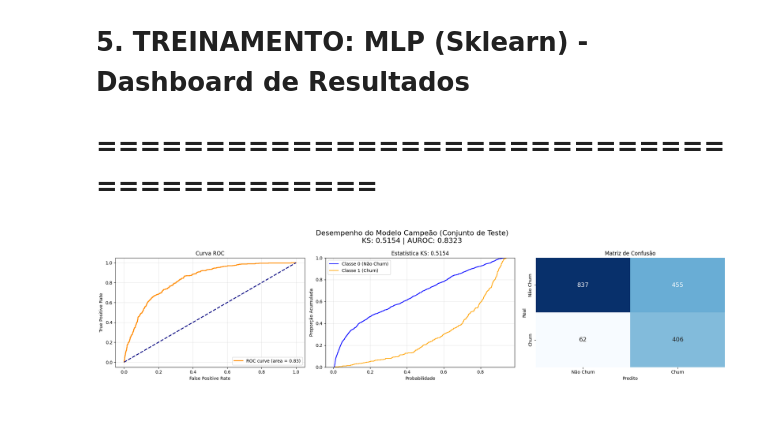
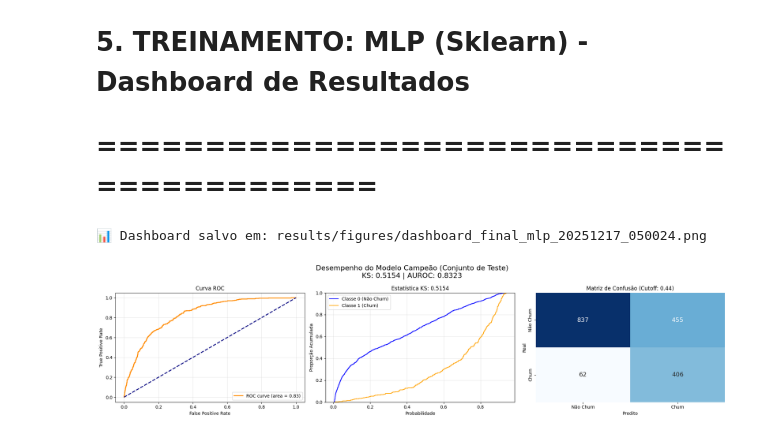
Before and after one commit to vggd18/telecom-churn-project, a Jupyter notebook: experiments/mlp.ipynb, the cells around one changed output. Saved outputs shown, nothing was run; the diff lists cells and outputs as text; code cells hidden in the pictures.

```diff
--- a/experiments/mlp.ipynb
+++ b/experiments/mlp.ipynb
@@ -548,11 +551,16 @@ Conforme recomendado nas diretrizes do projeto, optamos pela **Navalha de Occam*
 # 5. TREINAMENTO: MLP (Sklearn) - **Dashboard de Resultados**
 # ==========================================
 # %%
+import matplotlib.pyplot as plt
+import seaborn as sns
+import pandas as pd
+from sklearn.metrics import roc_curve, auc, confusion_matrix
+
+# Cria a figura
 fig, axes = plt.subplots(1, 3, figsize=(20, 5))
 plt.suptitle(f'Desempenho do Modelo Campeão (Conjunto de Teste)\nKS: {metrics_test["ks"]:.4f} | AUROC: {metrics_test["auroc"]:.4f}', fontsize=16)
 
 # 1. Curva ROC
-from sklearn.metrics import roc_curve, auc
 fpr, tpr, _ = roc_curve(y_test, y_pred_test)
 roc_auc = auc(fpr, tpr)
 
@@ -562,36 +570,40 @@ axes[0].set_title('Curva ROC')
 axes[0].set_xlabel('False Positive Rate')
 axes[0].set_ylabel('True Positive Rate')
 axes[0].legend(loc="lower right")
 axes[0].grid(True, alpha=0.3)
 
 # 2. Curva KS
-# (Adaptando para usar seus dados - assumindo que você tem os dados para o KS)
-# Aqui vou recriar a lógica rápida do KS visual
 data = pd.DataFrame({'prob': y_pred_test, 'target': y_test})
 class0 = data[data['target'] == 0]['prob']
 class1 = data[data['target'] == 1]['prob']
 
 sns.ecdfplot(class0, ax=axes[1], label='Classe 0 (Não Churn)', color='blue')
 sns.ecdfplot(class1, ax=axes[1], label='Classe 1 (Churn)', color='orange')
 axes[1].set_title(f'Estatística KS: {metrics_test["ks"]:.4f}')
 axes[1].set_xlabel('Probabilidade')
 axes[1].set_ylabel('Proporção Acumulada')
 axes[1].legend()
 axes[1].grid(True, alpha=0.3)
 
 # 3. Matriz de Confusão
-from sklearn.metrics import confusion_matrix
-y_pred_class = (y_pred_test >= metrics_test['ks_threshold']).astype(int) # Usando o threshold do KS
+# IMPORTANTE: Usando o threshold do KS para decisão de classe
+y_pred_class = (y_pred_test >= metrics_test.get('ks_threshold', 0.5)).astype(int)
 cm = confusion_matrix(y_test, y_pred_class)
 
 sns.heatmap(cm, annot=True, fmt='d', cmap='Blues', ax=axes[2], cbar=False, annot_kws={"size": 14})
-axes[2].set_title('Matriz de Confusão')
+axes[2].set_title(f'Matriz de Confusão (Cutoff: {metrics_test.get("ks_threshold", 0.5):.2f})')
 axes[2].set_xlabel('Predito')
 axes[2].set_ylabel('Real')
 axes[2].set_xticklabels(['Não Churn', 'Churn'])
 axes[2].set_yticklabels(['Não Churn', 'Churn'])
 
 plt.tight_layout()
+
+dashboard_path = get_timestamped_path("dashboard_final_mlp.png", subfolder="figures")
+plt.savefig(dashboard_path)
+print(f"📊 Dashboard salvo em: {dashboard_path}")
+
 plt.show()
 # %% [output]
+📊 Dashboard salvo em: results/figures/dashboard_final_mlp_20251217_050024.png
-[figure, old version]
+[figure, new version]
```
Also changed, not shown: parts of 2 cells of this notebook.
